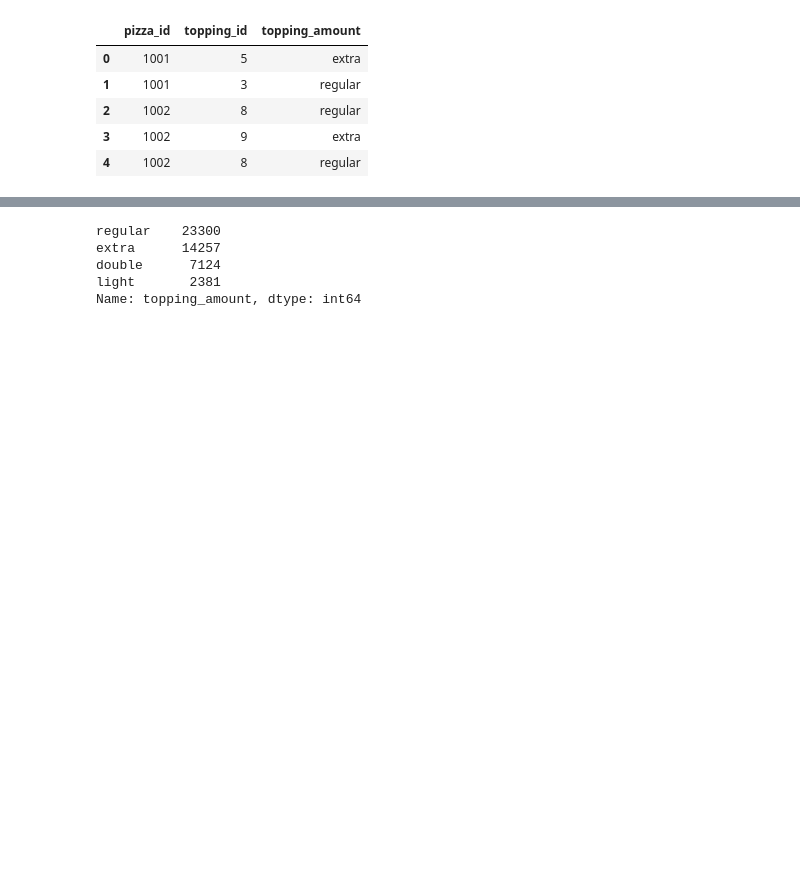
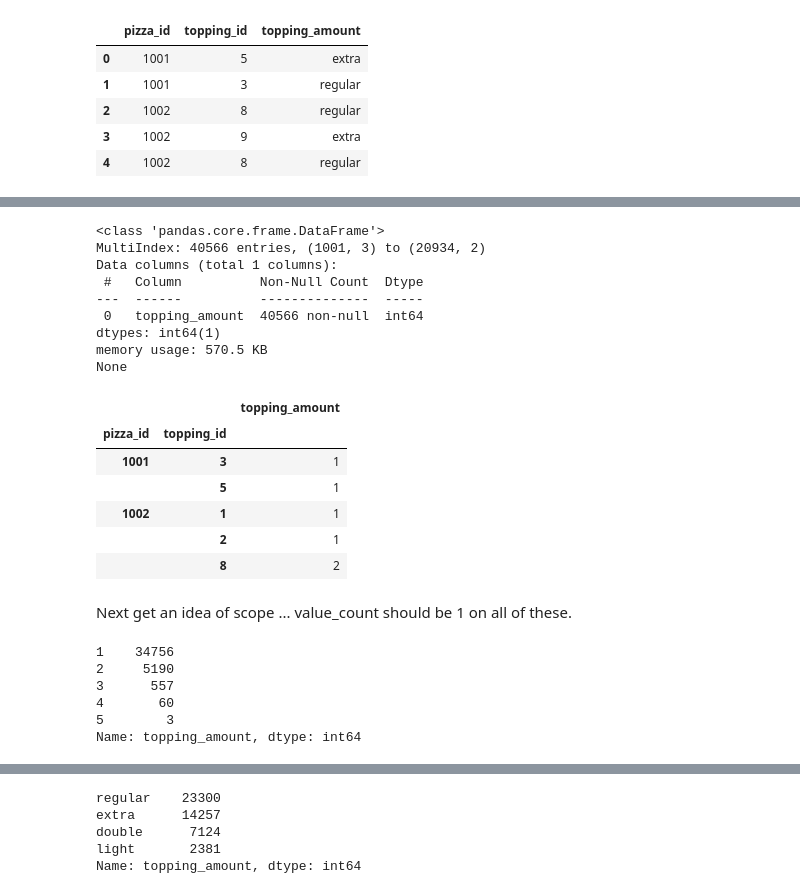
Before and after one commit to kjeliasen/zach_pandas, a Jupyter notebook: Zach_pandas_notebook.ipynb, the cells around one changed output, grey strips where cells are left out. Drawn from its saved outputs; the diff is of its cells as text; code cells hidden in the pictures; blank space fills up the shorter version.

```diff
--- a/Zach_pandas_notebook.ipynb
+++ b/Zach_pandas_notebook.ipynb
@@ -203,0 +214,31 @@ Name: pizza_id, dtype: int64
+# %%
+pizza_topping_agg = pizza_toppings.groupby(by=['pizza_id', 'topping_id']).count()
+show_df(pizza_topping_agg)
+# %% [output]
+<class 'pandas.core.frame.DataFrame'>
+MultiIndex: 40566 entries, (1001, 3) to (20934, 2)
+Data columns (total 1 columns):
+ #   Column          Non-Null Count  Dtype
+---  ------          --------------  -----
+ 0   topping_amount  40566 non-null  int64
+dtypes: int64(1)
+memory usage: 570.5 KB
+None
+|  |  | topping_amount |
+| pizza_id | topping_id |  |
+| 1001 | 3 | 1 |
+|  | 5 | 1 |
+| 1002 | 1 | 1 |
+|  | 2 | 1 |
+|  | 8 | 2 |
+# %% [markdown]
+Next get an idea of scope ... value_count should be 1 on all of these.
+# %%
+pizza_topping_agg.topping_amount.value_counts()
+# %% [output]
+1    34756
+2     5190
+3      557
+4       60
+5        3
+Name: topping_amount, dtype: int64
```
Also changed, not shown: parts of 25 cells of this notebook.
